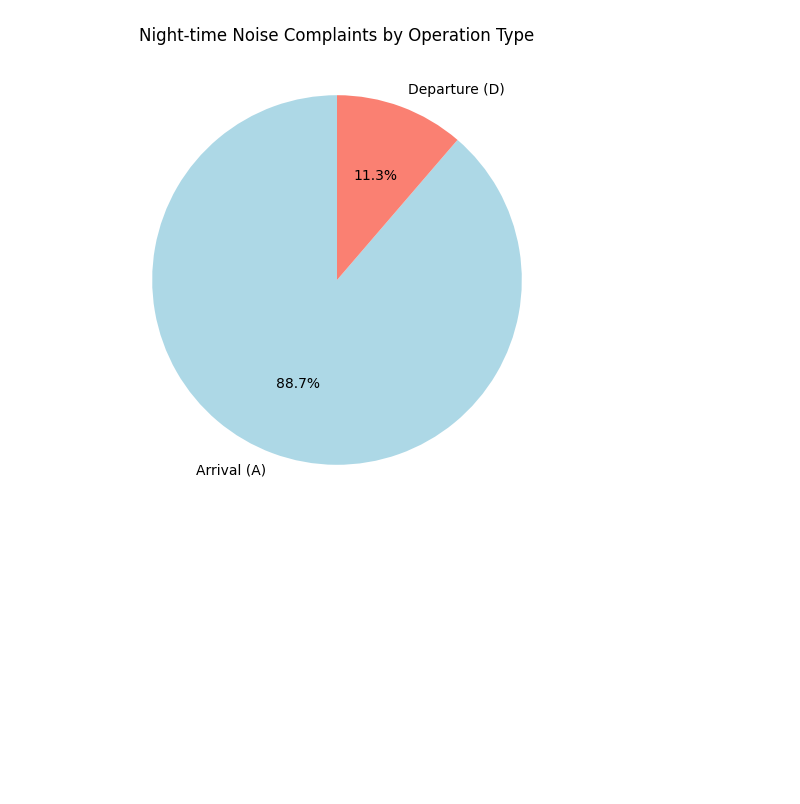
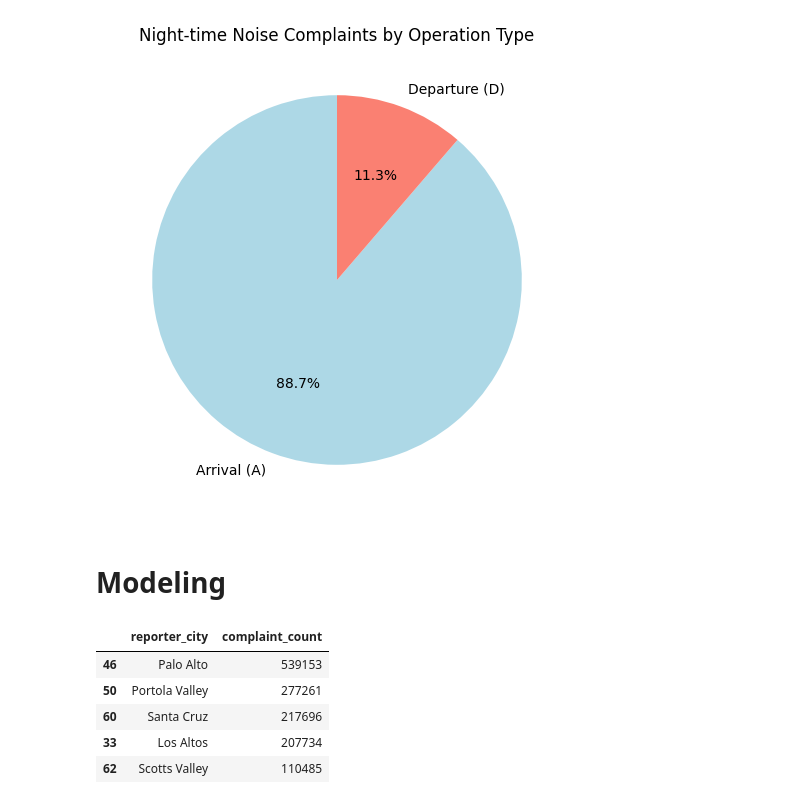
Before and after one commit to porhay007/SFO-Aircraft-Noise-Analysis---Group-Project-Data-5100, a Jupyter notebook: Code/Data_cleaning.ipynb, the cells around one changed output. Cells and saved outputs as stored; diff of their text form; code cells hidden in the pictures; blank space fills up the shorter version.

```diff
--- a/Code/Data_cleaning.ipynb
+++ b/Code/Data_cleaning.ipynb
@@ -260,3 +286,14 @@ plt.title("Night-time Noise Complaints by Operation Type")
 plt.show()
 # %% [output]
 [figure]
+# %% [markdown]
+# Modeling
+# %%
+complaints_by_city.head()
+# %% [output]
+|  | reporter_city | complaint_count |
+| 46 | Palo Alto | 539153 |
+| 50 | Portola Valley | 277261 |
+| 60 | Santa Cruz | 217696 |
+| 33 | Los Altos | 207734 |
+| 62 | Scotts Valley | 110485 |
```
Also changed, not shown: parts of 5 cells of this notebook.
